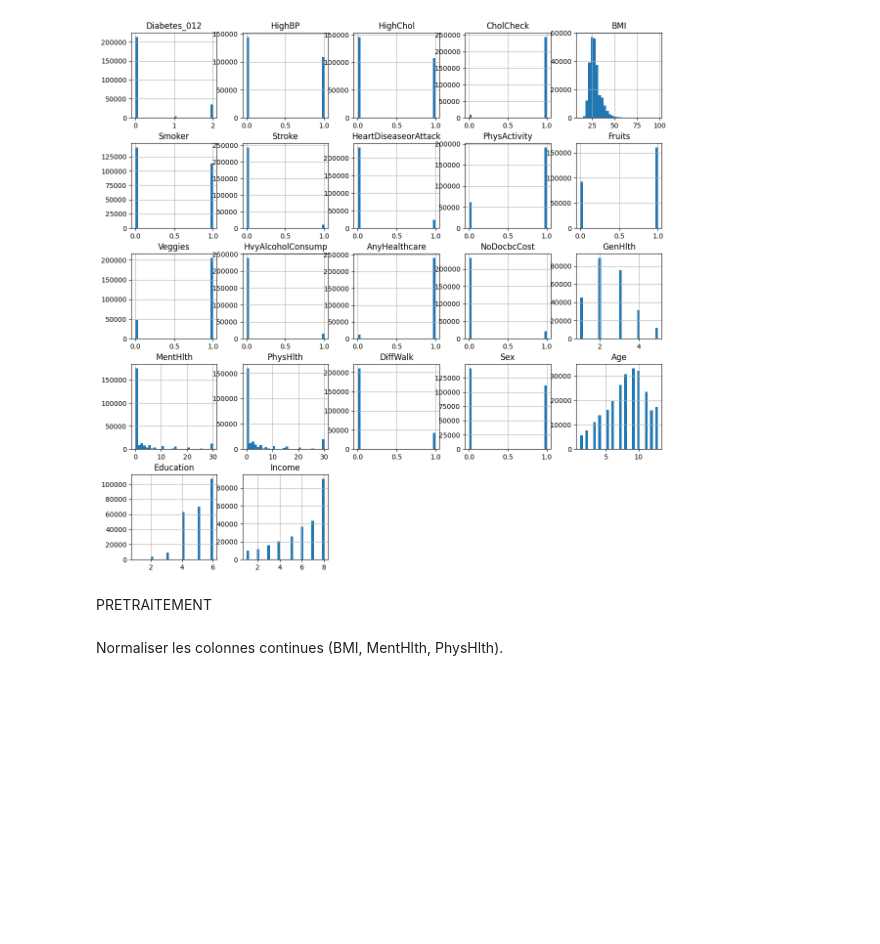
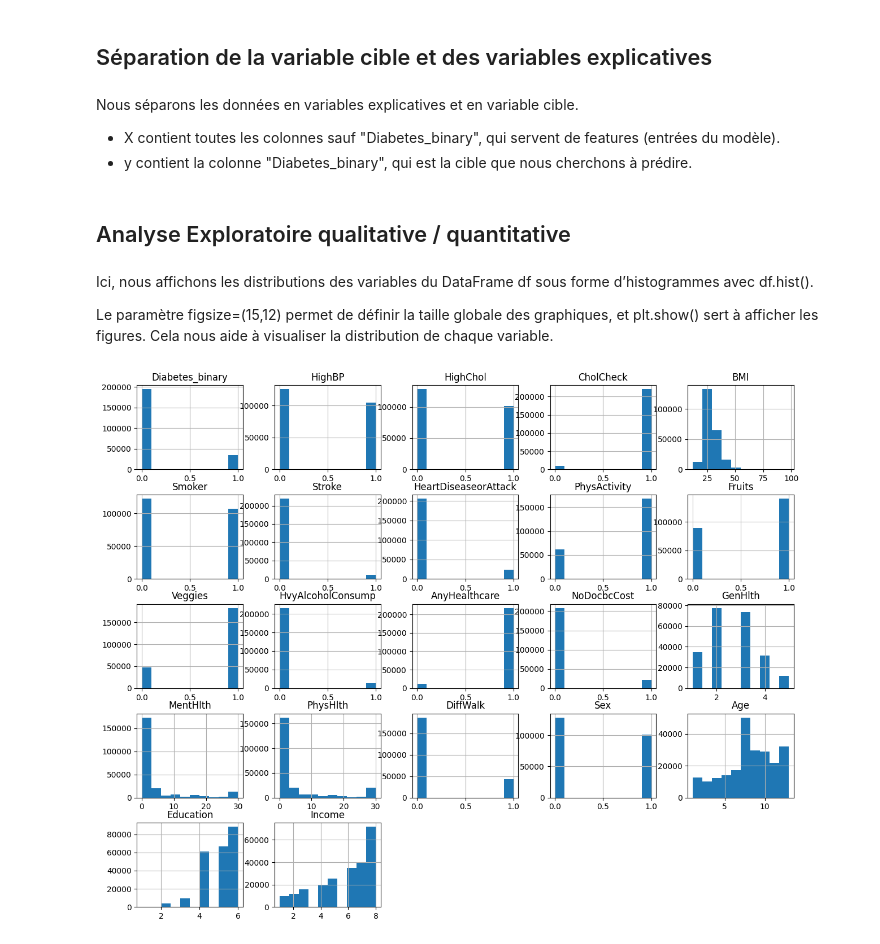
Before and after one commit to izemamine14-netizen/Projet-Pr-diction-Diab-te, a Jupyter notebook: sprint2.ipynb, the cells around one changed output. Saved outputs shown, nothing was run; the diff lists cells and outputs as text; code cells hidden in the pictures; blank space fills up the shorter version.

```diff
--- a/sprint2.ipynb
+++ b/sprint2.ipynb
@@ -103,0 +196,9 @@ dtype: int64
+# %%
+df = df.drop_duplicates()
+# %% [markdown]
+## Séparation de la variable cible et des variables explicatives
+# %% [markdown]
+Nous séparons les données en variables explicatives et en variable cible.
+
+- X contient toutes les colonnes sauf "Diabetes_binary", qui servent de features (entrées du modèle).
+- y contient la colonne "Diabetes_binary", qui est la cible que nous cherchons à prédire.
@@ -104,9 +208,11 @@ dtype: int64
+# %% [markdown]
+## Analyse Exploratoire qualitative / quantitative
+# %% [markdown]
+Ici, nous affichons les distributions des variables du DataFrame df sous forme d’histogrammes avec df.hist().
+
+Le paramètre figsize=(15,12) permet de définir la taille globale des graphiques, et plt.show() sert à afficher les figures. Cela nous aide à visualiser la distribution de chaque variable.
 # %%
-df.hist(bins=30, figsize=(14,14))
+df.hist(figsize=(15,12))
 plt.show()
 # %% [output]
-[figure, old version]
+[figure, new version]
-# %% [markdown]
-PRETRAITEMENT
-# %% [markdown]
-Normaliser les colonnes continues (BMI, MentHlth, PhysHlth).
```
Also changed, not shown: parts of 77 cells of this notebook, 2 other files.
